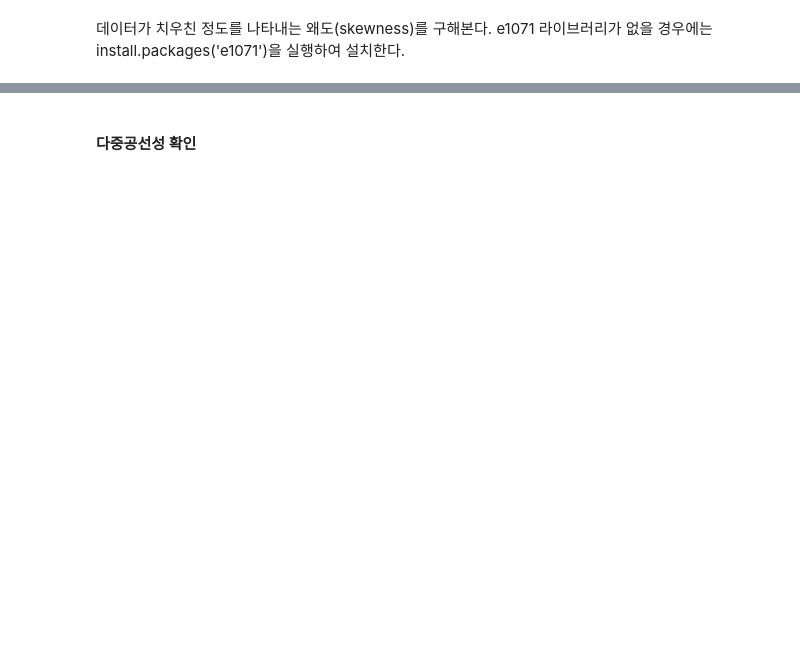
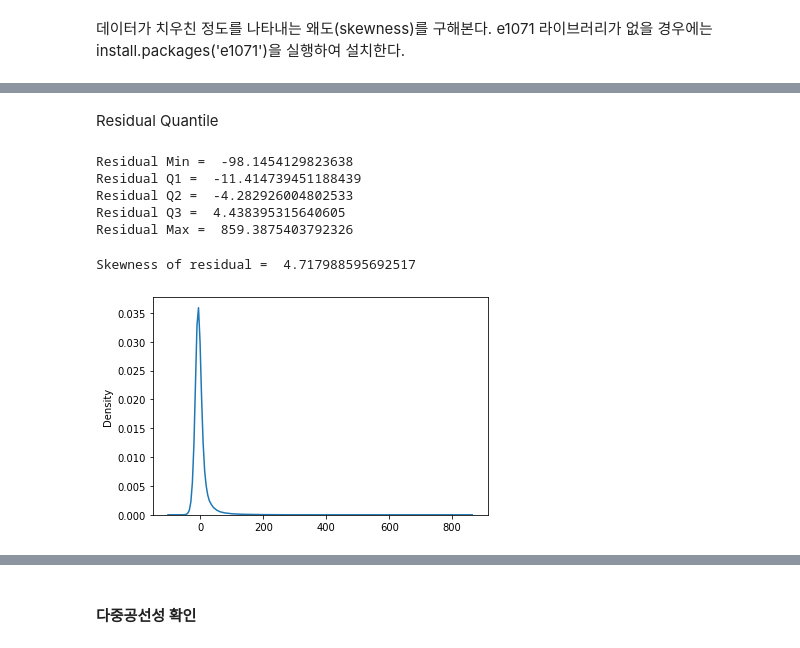
Before and after one commit to serener91/Diabetes_Regression_Analysis, a Jupyter notebook: Diabetes_Reg_Anal.ipynb, the cells around one changed output, grey strips where cells are left out. Saved outputs shown, nothing was run; the diff lists cells and outputs as text; code cells hidden in the pictures; blank space fills up the shorter version.

```diff
--- a/Diabetes_Reg_Anal.ipynb
+++ b/Diabetes_Reg_Anal.ipynb
@@ -339,0 +356,10 @@ plt.show()
+# %%
+ra = eda.rename(columns={'시도코드' : 'Region',
+                    '성별코드' : "Gender",
+                    '식전혈당(공복혈당)' : "Fasting_Blood_Sugar",
+                    '혈색소' : "Hemoglobin",
+                    '요단백' : "Proteinuria",
+                    '감마 지티피' : "Gamma_GTP",
+                    '흡연상태' : 'Smoke',
+                    '고혈압' : 'Blood_pressure'})
+ra
@@ -417,0 +495,7 @@ Intercept 의 coef 가 음수 이고, 종속변수의 값이 음수가 될 수
+# %%
+X=ra[['BMI','Hemoglobin']]
+Y=ra['Fasting_Blood_Sugar']
+X = add_constant(X)
+model = OLS(Y,X)
+res = model.fit()
+print(res.summary())
@@ -417,0 +522,7 @@ Intercept 의 coef 가 음수 이고, 종속변수의 값이 음수가 될 수
+# %%
+feats=['BMI','Hemoglobin','C(Gender)','C(Blood_pressure)','C(Smoke)','C(Proteinuria)']
+"Fasting_Blood_Sugar ~" + "+".join(feats)
+
+model = OLS.from_formula("Fasting_Blood_Sugar ~" + "+".join(feats),data=ra)
+res = model.fit()
+print(res.summary())
@@ -417,0 +556,3 @@ Intercept 의 coef 가 음수 이고, 종속변수의 값이 음수가 될 수
+# %%
+fitted = res.predict(X) # 예측값
+residual = ra['Fasting_Blood_Sugar'] - fitted # 잔차 = (실제값-예측값)
@@ -417,0 +571,20 @@ Intercept 의 coef 가 음수 이고, 종속변수의 값이 음수가 될 수
+# %% [markdown]
+Residual Quantile
+# %%
+print('Residual Min = ', np.min(residual)) # 0
+print('Residual Q1 = ',np.quantile(residual, 0.25))
+print('Residual Q2 = ',np.quantile(residual, 0.5))
+print('Residual Q3 = ',np.quantile(residual, 0.75))
+print('Residual Max = ', np.max(residual)) # 1
+# %% [output]
+Residual Min =  -98.1454129823638
+Residual Q1 =  -11.414739451188439
+Residual Q2 =  -4.282926004802533
+Residual Q3 =  4.438395315640605
+Residual Max =  859.3875403792326
+# %%
+print('Skewness of residual = ',scipy.stats.skew(residual))
+sns.kdeplot(residual);
+# %% [output]
+Skewness of residual =  4.717988595692517
+[figure, added]
```
Also changed, not shown: parts of 130 cells of this notebook, 1 other file.
